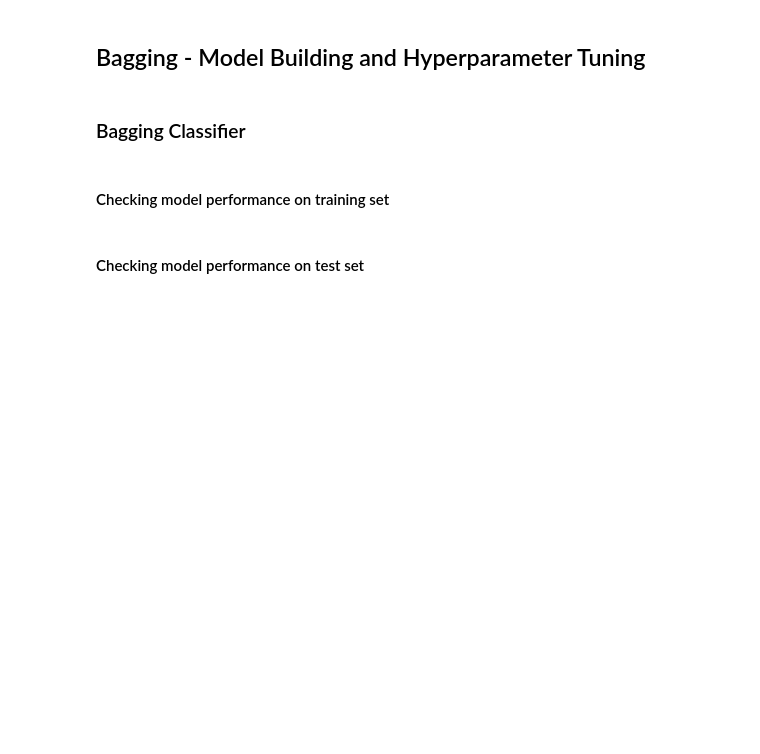
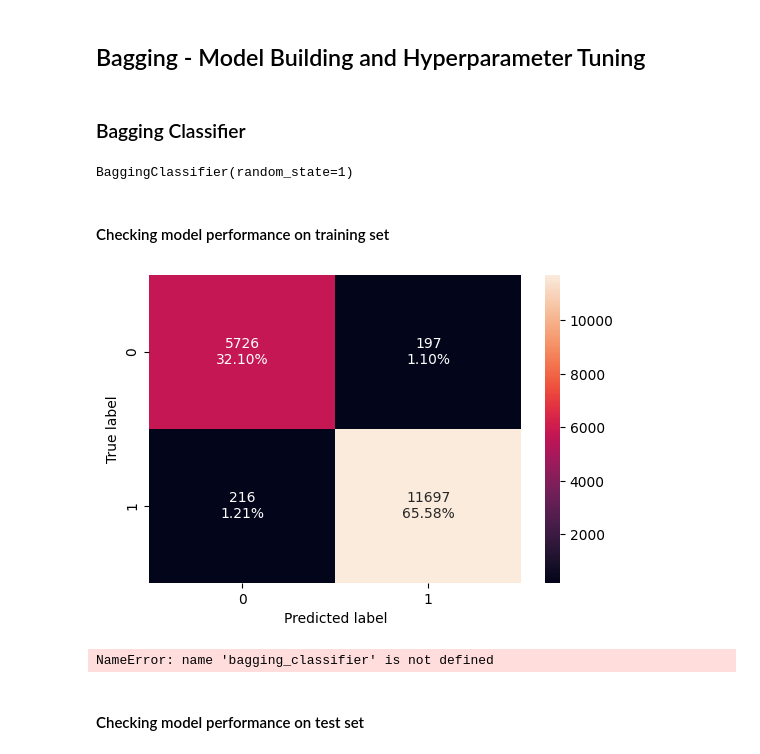
Before and after one commit to Mahal09/Python, a Jupyter notebook: DSBA_Project_EasyVisa_LowCode.ipynb, the cells around one changed output. Saved outputs shown, nothing was run; the diff lists cells and outputs as text; code cells hidden in the pictures; blank space fills up the shorter version.

```diff
--- a/DSBA_Project_EasyVisa_LowCode.ipynb
+++ b/DSBA_Project_EasyVisa_LowCode.ipynb
@@ -823,15 +861,21 @@ dtree_estimator_model_test_perf
 # %% [markdown]
 ### Bagging Classifier
 # %%
-bagging_classifier = '_______' ## Complete the code to define bagging classifier with random state = 1
-bagging_classifier.'_______' ## Complete the code to fit bagging classifier on the train data
+bagging_classifier = BaggingClassifier(random_state=1) ## Complete the code to define bagging classifier with random state = 1
+bagging_classifier.fit(X_train,y_train) ## Complete the code to fit bagging classifier on the train data
+# %% [output]
+BaggingClassifier(random_state=1)
 # %% [markdown]
 #### Checking model performance on training set
 # %%
-'_______' ## Complete the code to create confusion matrix for train data
+confusion_matrix_sklearn(bagging_classifier, X_train,y_train) ## Complete the code to create confusion matrix for train data
+# %% [output]
+[figure, added]
 # %%
-bagging_classifier_model_train_perf = model_performance_classification_sklearn('_______') ## Complete the code to check performance on train data
+bagging_classifier_model_train_perf = model_performance_classification_sklearn(bagging_classifier,X_train,y_train) ## Complete the code to check performance on train data
 bagging_classifier_model_train_perf
+# %% [output]
+NameError: name 'bagging_classifier' is not defined
 # %% [markdown]
 #### Checking model performance on test set
 # %%
```
Also changed, not shown: parts of 56 cells of this notebook.
